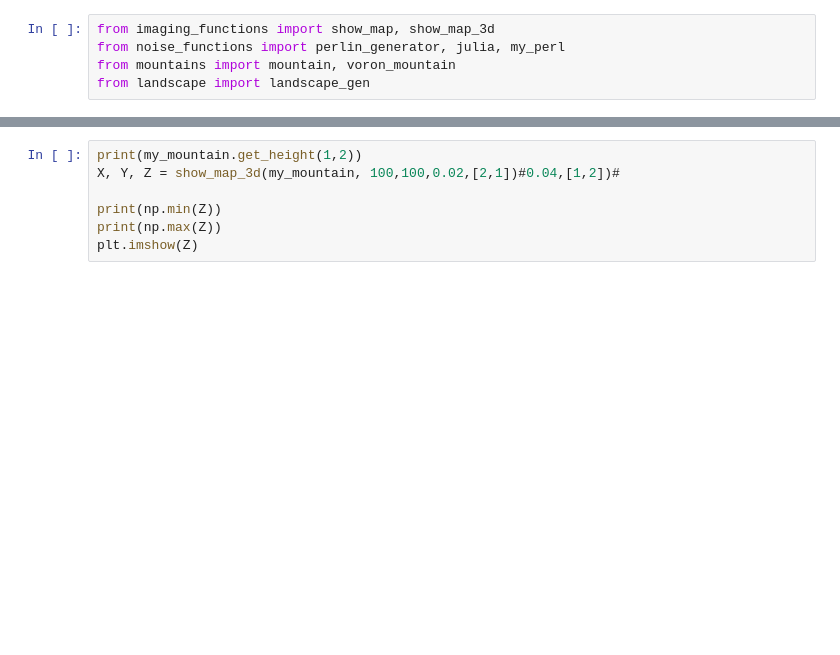
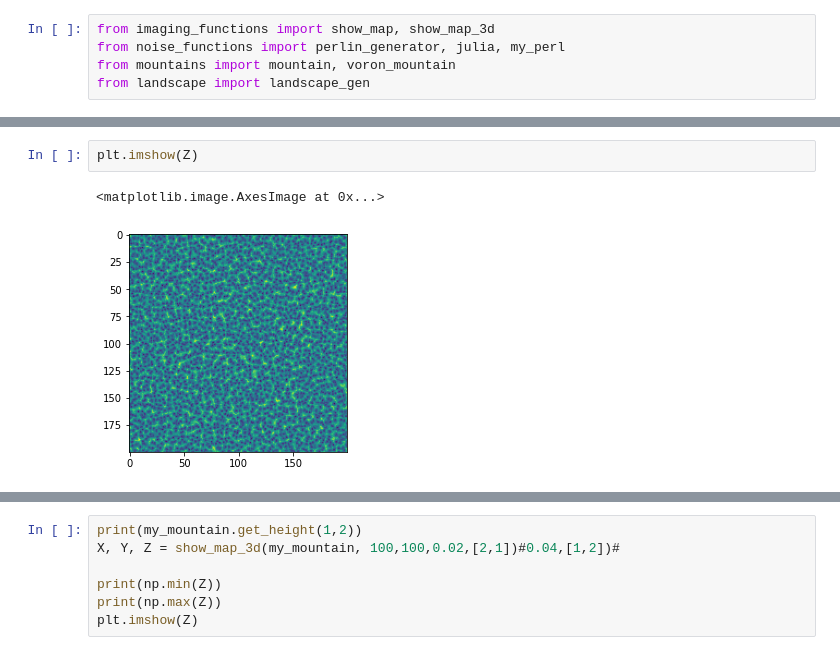
Before and after one commit to EddieMcT/Map_Generator, a Jupyter notebook: landscape generator.ipynb, the cells around one changed output, grey strips where cells are left out. Saved outputs shown, nothing was run; the diff lists cells and outputs as text; blank space fills up the shorter version.

```diff
--- a/landscape generator.ipynb
+++ b/landscape generator.ipynb
@@ -21,0 +34,5 @@ my_mountain = mountain(1,2, erosion=0, size=2)
+# %%
+plt.imshow(Z)
+# %% [output]
+<matplotlib.image.AxesImage at 0x...>
+[figure, added]
```
Also changed, not shown: parts of 9 cells of this notebook, 2 other files.
